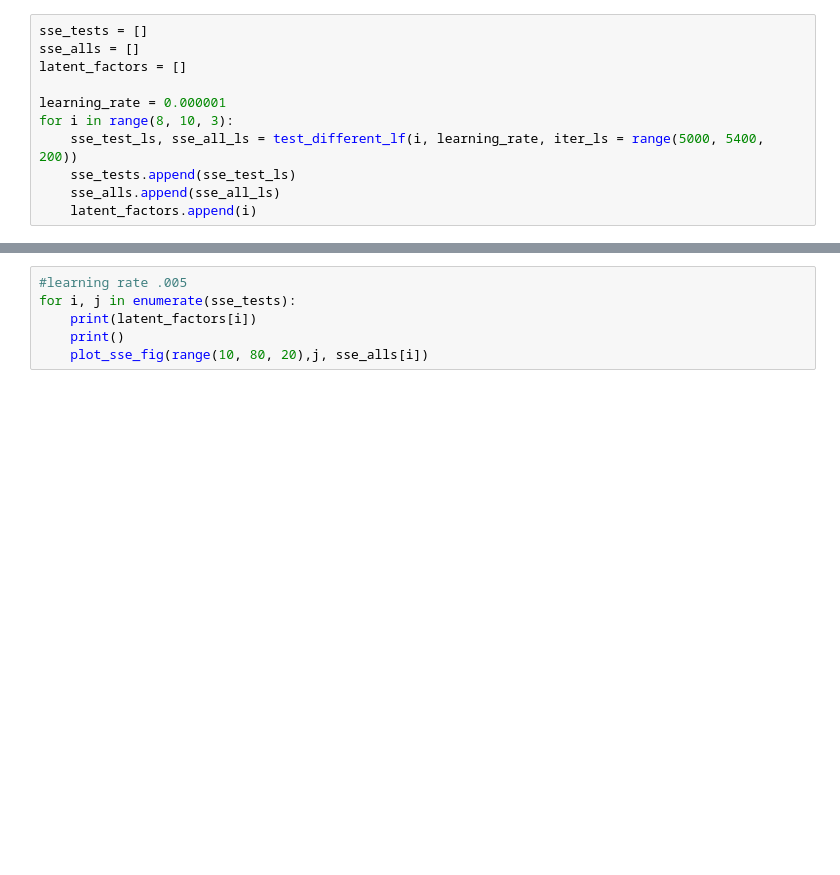
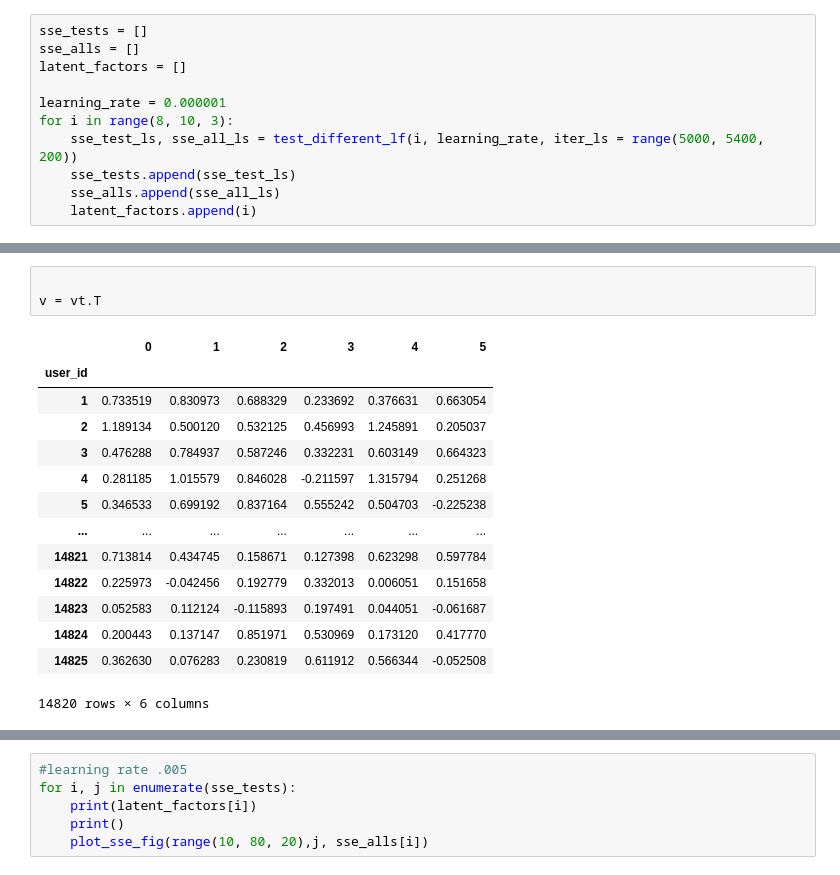
Before and after one commit to madkehl/Capstone, a Jupyter notebook: Starbucks Capstone .ipynb, the cells around one changed output, grey strips where cells are left out. Cells and saved outputs as stored; diff of their text form; blank space fills up the shorter version.

```diff
--- a/Starbucks Capstone .ipynb
+++ b/Starbucks Capstone .ipynb
@@ -542,0 +543,18 @@ plot_sse_fig(range(550), sse_totals, met_label = "SSE")
+# %%
+
+v = vt.T
+# %% [output]
+|  | 0 | 1 | 2 | 3 | 4 | 5 |
+| user_id |  |  |  |  |  |  |
+| 1 | 0.733519 | 0.830973 | 0.688329 | 0.233692 | 0.376631 | 0.663054 |
+| 2 | 1.189134 | 0.500120 | 0.532125 | 0.456993 | 1.245891 | 0.205037 |
+| 3 | 0.476288 | 0.784937 | 0.587246 | 0.332231 | 0.603149 | 0.664323 |
+| 4 | 0.281185 | 1.015579 | 0.846028 | -0.211597 | 1.315794 | 0.251268 |
+| 5 | 0.346533 | 0.699192 | 0.837164 | 0.555242 | 0.504703 | -0.225238 |
+| ... | ... | ... | ... | ... | ... | ... |
+| 14821 | 0.713814 | 0.434745 | 0.158671 | 0.127398 | 0.623298 | 0.597784 |
+| 14822 | 0.225973 | -0.042456 | 0.192779 | 0.332013 | 0.006051 | 0.151658 |
+| 14823 | 0.052583 | 0.112124 | -0.115893 | 0.197491 | 0.044051 | -0.061687 |
+| 14824 | 0.200443 | 0.137147 | 0.851971 | 0.530969 | 0.173120 | 0.417770 |
+| 14825 | 0.362630 | 0.076283 | 0.230819 | 0.611912 | 0.566344 | -0.052508 |
+14820 rows × 6 columns
```
Also changed, not shown: parts of 3 cells of this notebook, 1 other file.
